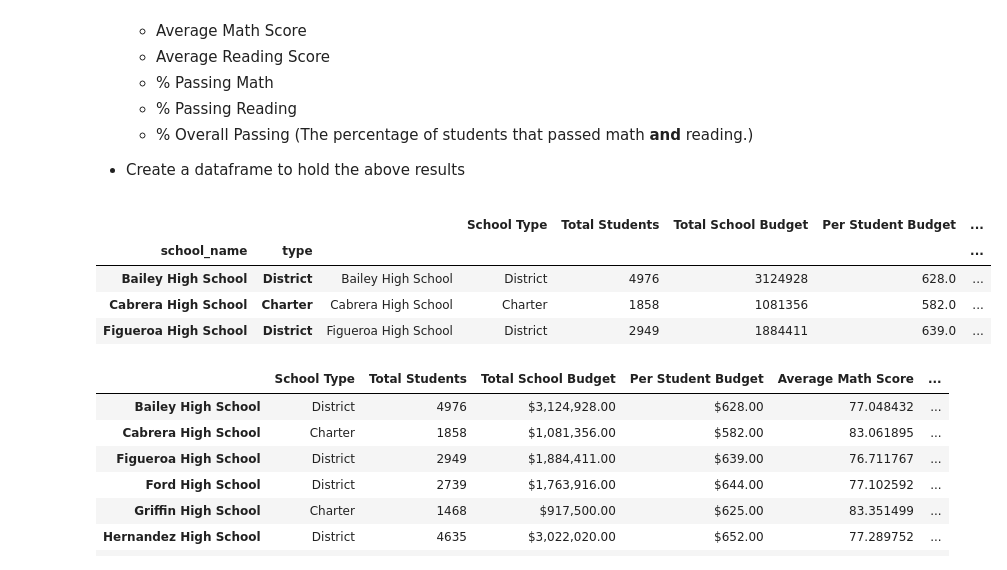
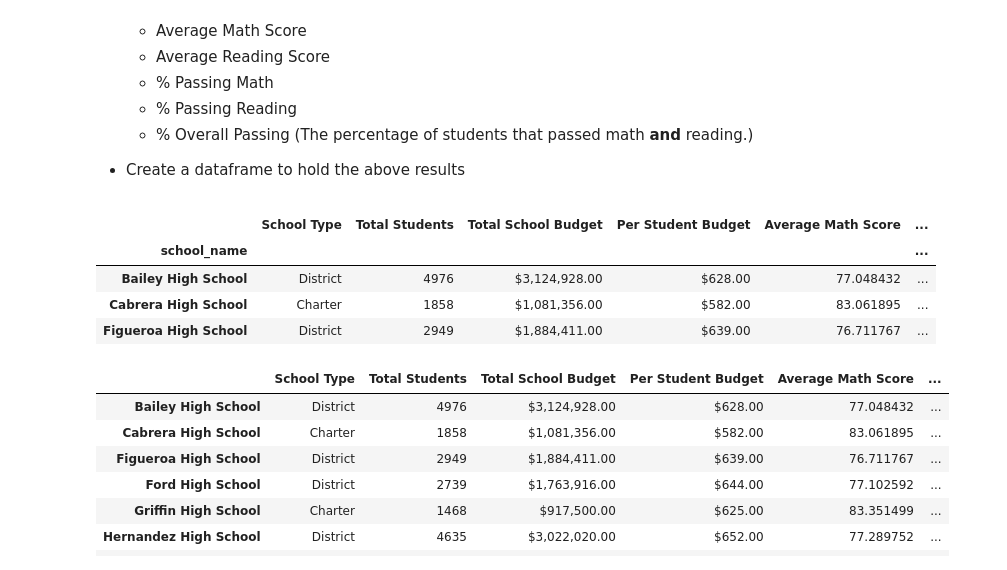
Before and after one commit to JGarvert/pandas-challenge, a Jupyter notebook: PyCitySchools/PyCitySchools_starter.ipynb, the cells around one changed output. Saved outputs shown, nothing was run; the diff lists cells and outputs as text; code cells hidden in the pictures.

Commit message:
formatting

```diff
--- a/PyCitySchools/PyCitySchools_starter.ipynb
+++ b/PyCitySchools/PyCitySchools_starter.ipynb
@@ -120,21 +120,18 @@ district_summary_df
 * Create a dataframe to hold the above results
 # %%
 # make listing of schools and districts
-name_of_school = school_data_complete.groupby(['school_name', 'type'])['school_name'].first()
-type_of_school = school_data_complete.groupby(['school_name', 'type'])['type'].first()
+name_of_school = school_data_complete.groupby(['school_name'])['school_name'].first()
+type_of_school = school_data_complete.groupby(['school_name'])['type'].first()
 
-# number students per school
-school_total_students = school_data_complete.groupby(['school_name', 'type'])['Student ID'].count()
-# budget per school
-school_total_budget = school_data_complete.groupby(['school_name', 'type'])['budget'].mean()
-# average math score per school
-school_avg_math = school_data_complete.groupby(['school_name', 'type'])['math_score'].mean()
-# average read score per school
-school_avg_read = school_data_complete.groupby(['school_name', 'type'])['reading_score'].mean()
+# stats per school
+school_total_students = school_data_complete.groupby(['school_name'])['Student ID'].count()
+school_total_budget = school_data_complete.groupby(['school_name'])['budget'].mean()
+school_avg_math = school_data_complete.groupby(['school_name'])['math_score'].mean()
+school_avg_read = school_data_complete.groupby(['school_name'])['reading_score'].mean()
 
-school_mathP_count = school_data_complete[school_data_complete['Math_PF'] == "Pass"].groupby(['school_name', 'type']).size()
-school_readP_count = school_data_complete[school_data_complete['Read_PF'] == "Pass"].groupby(['school_name', 'type']).size()
-school_bothP_count = school_data_complete[(school_data_complete['Math_PF'] == "Pass") & (school_data_complete['Read_PF'] == "Pass")].groupby(['school_name','type']).size()
+school_mathP_count = school_data_complete[school_data_complete['Math_PF'] == "Pass"].groupby(['school_name']).size()
+school_readP_count = school_data_complete[school_data_complete['Read_PF'] == "Pass"].groupby(['school_name']).size()
+school_bothP_count = school_data_complete[(school_data_complete['Math_PF'] == "Pass") & (school_data_complete['Read_PF'] == "Pass")].groupby(['school_name']).size()
 
 per_student_budget = school_total_budget / school_total_students
 pct_passing_math = school_mathP_count / school_total_students * 100
@@ -142,14 +139,19 @@ pct_passing_read = school_readP_count / school_total_students * 100
 pct_passing_both = school_bothP_count / school_total_students * 100
 # %%
 # make school summary
-school_df = pd.DataFrame({"": name_of_school, "School Type": type_of_school, "Total Students": school_total_students, "Total School Budget": school_total_budget, "Per Student Budget": per_student_budget, "Average Math Score": school_avg_math, "Average Reading Score": school_avg_read, "% Passing Math": pct_passing_math, "% Passing Reading": pct_passing_read, "% Overall Passing": pct_passing_both})
-school_df.head(3)
+school_summary_df = pd.DataFrame({"School Type": type_of_school, "Total Students": school_total_students,  "Total School Budget": school_total_budget, "Per Student Budget": per_student_budget, "Average Math Score": school_avg_math, "Average Reading Score": school_avg_read, "% Passing Math": pct_passing_math, "% Passing Reading": pct_passing_read, "% Overall Passing": pct_passing_both})
+
+# format fields
+school_summary_df['Total School Budget'] = school_summary_df['Total School Budget'].astype(float).map("${:,.2f}".format)
+school_summary_df['Per Student Budget'] = school_summary_df['Per Student Budget'].astype(float).map("${:,.2f}".format)
+# renamed_school_summary_df =
+school_summary_df.head(3)
 # %% [output]
-|  |  |  | School Type | Total Students | Total School Budget | Per Student Budget | ... |
-| school_name | type |  |  |  |  |  | ... |
-| Bailey High School | District | Bailey High School | District | 4976 | 3124928 | 628.0 | ... |
-| Cabrera High School | Charter | Cabrera High School | Charter | 1858 | 1081356 | 582.0 | ... |
-| Figueroa High School | District | Figueroa High School | District | 2949 | 1884411 | 639.0 | ... |
+|  | School Type | Total Students | Total School Budget | Per Student Budget | Average Math Score | ... |
+| school_name |  |  |  |  |  | ... |
+| Bailey High School | District | 4976 | $3,124,928.00 | $628.00 | 77.048432 | ... |
+| Cabrera High School | Charter | 1858 | $1,081,356.00 | $582.00 | 83.061895 | ... |
+| Figueroa High School | District | 2949 | $1,884,411.00 | $639.00 | 76.711767 | ... |
 # %%
 # School Summary example provided
 # %% [output]
```
